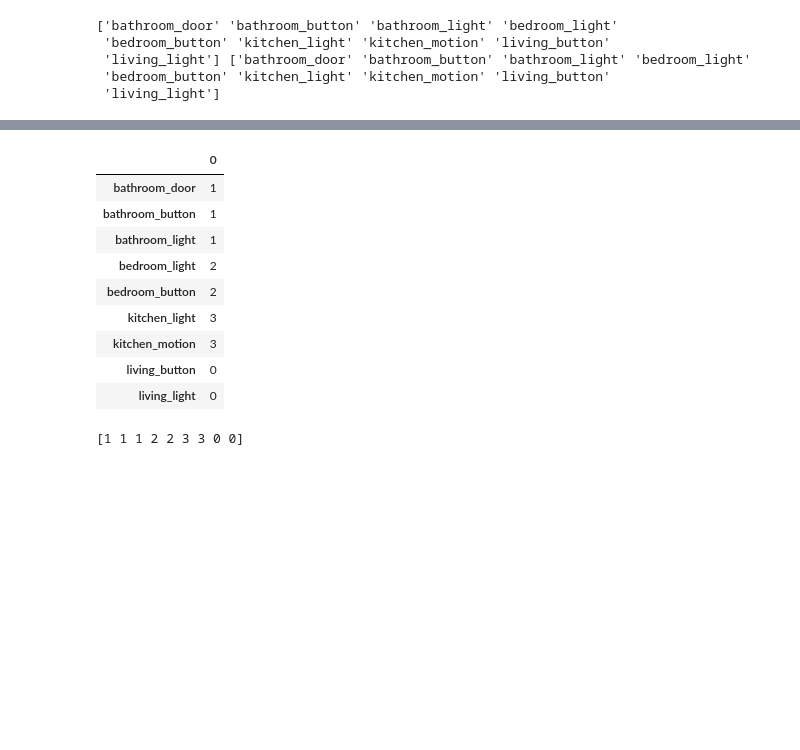
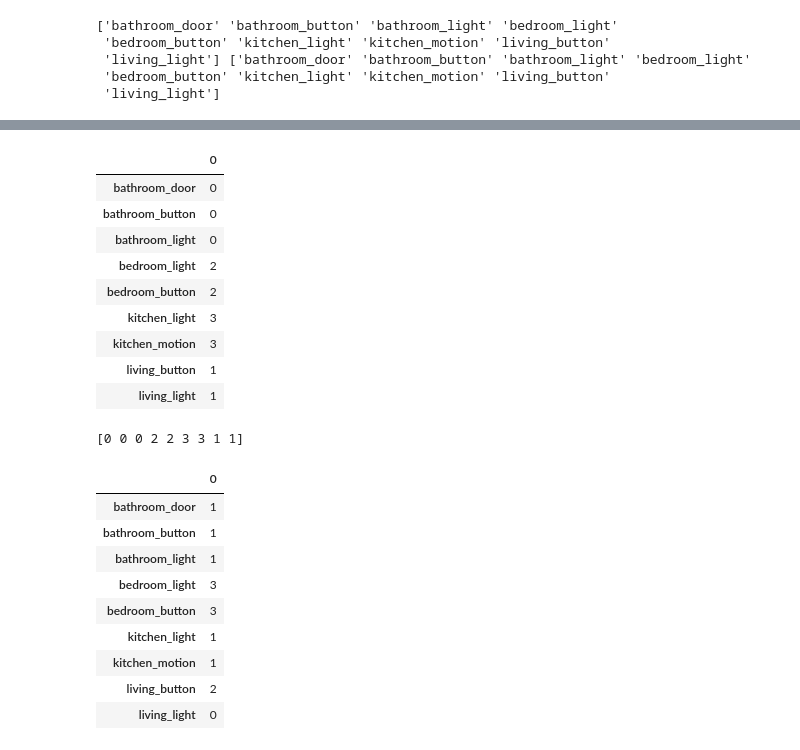
Before and after one commit to AsifTanvir/SEAD-analysis, a Jupyter notebook: Sam_data_analysis.ipynb, the cells around one changed output, grey strips where cells are left out. Cells and saved outputs as stored; diff of their text form; code cells hidden in the pictures; blank space fills up the shorter version.

```diff
--- a/Sam_data_analysis.ipynb
+++ b/Sam_data_analysis.ipynb
@@ -515,3 +509,13 @@ print(filtered_df.Sensor.unique(), df.Sensor.unique())
  'living_light'] ['bathroom_door' 'bathroom_button' 'bathroom_light' 'bedroom_light'
  'bedroom_button' 'kitchen_light' 'kitchen_motion' 'living_button'
  'living_light']
+# %%
+regular_min_date = regular_m.set_index('date')
+regular_min_idx = regular_min_date.index
+# print(regular_idx)
+
+# Filtering out the hourly anomalous data from the original data
+filtered_df_min = df[df.index.floor('15min').isin(regular_min_idx)].reset_index()
+
+# filtered_df = df[df.index.floor('H')]
+print(filtered_df_min.Sensor.unique(), df.Sensor.unique())
@@ -632,13 +655,16 @@ display(pd.DataFrame(clus2,index=adjMat2.index))
 | living_light | 1 |
 # %%
 ## FNE for filtered data
-prevRow = filtered_df.iloc[0]
-for _,curRow in filtered_df.iterrows():
-    if (curRow.Sensor != prevRow.Sensor):
-        t = max(ceil(curRow.seconds_since_epoch - prevRow.seconds_since_epoch), 1.0)
-        # t = max(ceil((curRow.DateTime - prevRow.DateTime).total_seconds()),1.0)
-        adjMatFiltered[prevRow.Sensor][curRow.Sensor] += 1/t
-    prevRow = curRow
+# prevRow = filtered_df.iloc[0]
+# for _,curRow in filtered_df.iterrows():
+#     if (curRow.Sensor != prevRow.Sensor):
+#         t = max(ceil(curRow.seconds_since_epoch - prevRow.seconds_since_epoch), 1.0)
+#         # t = max(ceil((curRow.DateTime - prevRow.DateTime).total_seconds()),1.0)
+#         adjMatFiltered[prevRow.Sensor][curRow.Sensor] += 1/t
+#     prevRow = curRow
+
+adjMatFiltered = get_adjMat_FNE(filtered_df)
+adjMatMin = get_adjMat_FNE(filtered_df_min)
 # %% [output]
 You are setting values through chained assignment. Currently this works in certain cases, but when using Copy-on-Write (which will become the default behaviour in pandas 3.0) this will never work to u ...
 A typical example is when you are setting values in a column of a DataFrame, like:
@@ -653,19 +689,33 @@ See the caveats in the documentation: https://pandas.pydata.org/pandas-docs/stab
 # %%
 sp3 = SpectralClustering(4,affinity="precomputed")
 clus3 = sp3.fit_predict(adjMatFiltered)
 
 display(pd.DataFrame(clus3,index=adjMatFiltered.index))
 
 print(clus3)
+
+clus_min = sp3.fit_predict(adjMatMin)
+
+display(pd.DataFrame(clus_min,index=adjMatMin.index))
 # %% [output]
 |  | 0 |
-| bathroom_door | 1 |
-| bathroom_button | 1 |
-| bathroom_light | 1 |
+| bathroom_door | 0 |
+| bathroom_button | 0 |
+| bathroom_light | 0 |
 | bedroom_light | 2 |
 | bedroom_button | 2 |
 | kitchen_light | 3 |
 | kitchen_motion | 3 |
-| living_button | 0 |
-| living_light | 0 |
+| living_button | 1 |
+| living_light | 1 |
-[1 1 1 2 2 3 3 0 0]
+[0 0 0 2 2 3 3 1 1]
+|  | 0 |
+| bathroom_door | 1 |
+| bathroom_button | 1 |
+| bathroom_light | 1 |
+| bedroom_light | 3 |
+| bedroom_button | 3 |
+| kitchen_light | 1 |
+| kitchen_motion | 1 |
+| living_button | 2 |
+| living_light | 0 |
```
Also changed, not shown: parts of 20 cells of this notebook, 3 other files.
